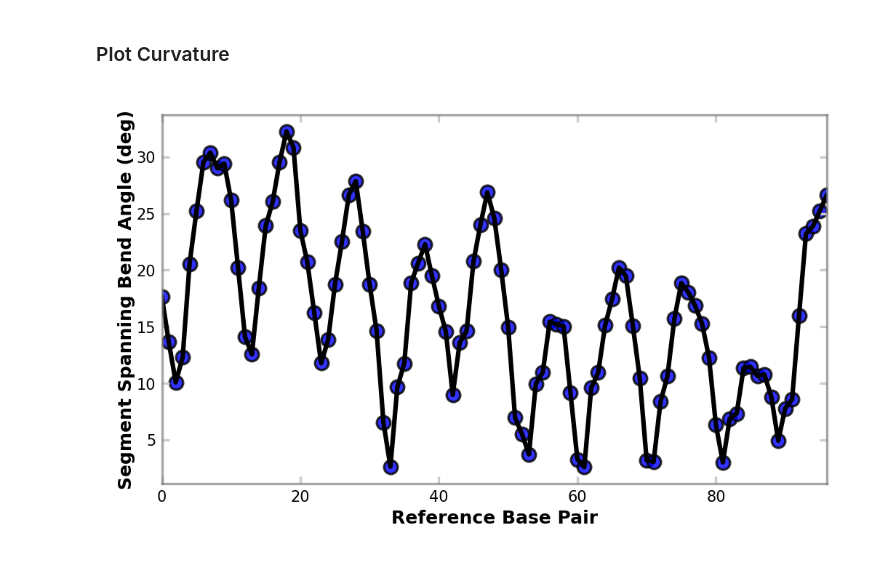
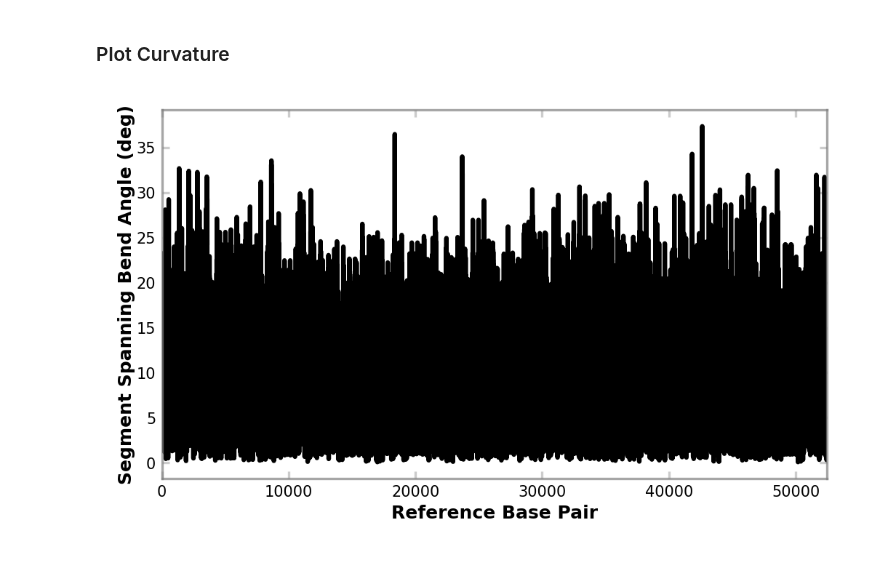
Before and after one commit to eskoruppa/PolyCG, a Jupyter notebook: curvature.ipynb, the cells around one changed output. Cells and saved outputs as stored; diff of their text form; code cells hidden in the pictures.

```diff
--- a/curvature.ipynb
+++ b/curvature.ipynb
@@ -5,3 +5,9 @@ import numpy as np
 import polycg as pcg
 
 vls = pcg.gen_params('cgna+','ATCG')
+
+fn = 'Test/unmethylated_lambda'
+with open(fn,'r') as f:
+    seqlamb = f.read().strip()
+
+print(len(seqlamb))
@@ -21,2 +29,37 @@ seq = 'ATCGAGAATCCCGGTGCCGAGGCCGCTCAATTGGTCGTAGACAGCTCTAGCACCGCTTAAACGCACGTACGCG
 crvdct = pcg.dnacurv(seq,span,model=model,angles=angles,degrees=degrees)
 crv = crvdct['curvature']
+# %%
+sglspan = 5000
+overlap = 500
+
+sp = 10000
+fst = 10000
+
+seq = seqlamb[fst:fst+sp]
+
+
+# generate random sequence
+span = 50
+nbp = len(seqlamb)
+model = 'cgna+'
+angles = True
+degrees = True
+
+# seq = ''.join(['atcg'[np.random.randint(4)] for i in range(nbp)])
+# seq = 'ATCGAGAATCCCGGTGCCGAGGCCGCTCAATTGGTCGTAGACAGCTCTAGCACCGCTTAAACGCACGTACGCGCTGTCCCCCGCGTTTTAACCGCCAAGGGGATTACTCCCTAGTCTCCAGGCACGTGTCAGATATATACATCCGAT'
+
+seqs = [seqlamb[i:i+sglspan] for i in range(0,len(seqlamb),sglspan-overlap)]
+
+crvs = []
+for i,seq in enumerate(seqs):
+    print(f'Processing sequence {i+1}/{len(seqs)}')
+
+    crvdct = pcg.dnacurv(seq,span,model=model,angles=angles,degrees=degrees)
+    crv = crvdct['curvature']
+    if i != len(seqs)-1:
+        crv = crv[:len(crv)-overlap+1]
+    crvs.append(crv)
+
+crv = np.concatenate(crvs)
+
+print(crv.shape)
@@ -75,7 +136,7 @@ scatter_linewidth = 0.8
 scatter_alpha = 0.8
 scatter_size = 20
 scatter_color = 'blue'
-ax1.scatter(np.arange(len(crv)),crv,color=scatter_color,s=scatter_size,edgecolor='black',linewidth=scatter_linewidth,marker=scatter_marker,alpha=scatter_alpha)
+# ax1.scatter(np.arange(len(crv)),crv,color=scatter_color,s=scatter_size,edgecolor='black',linewidth=scatter_linewidth,marker=scatter_marker,alpha=scatter_alpha)
 
 set_xlim_to_data(ax1)
 
@@ -103,31 +164,31 @@ for ax in axes:
     # set ticks right and top
     ax.yaxis.set_ticks_position('both')
     for axis in ['top','bottom','left','right']:
         ax.spines[axis].set_linewidth(axlinewidth)
         ax.spines[axis].set_color(axcolor)
         ax.spines[axis].set_alpha(axalpha)
 
 ##############################################
 # Setup subpanels
 
 plt.subplots_adjust(
     left=0.08,
     right=0.98,
     bottom=0.11,
     top=0.97,
     wspace=0.25,
     hspace=0.25
     )
 
 
 ##################################################
 # Save Figure
 savefn = 'dnacurvature'
 
 fig.savefig(savefn+'.pdf',dpi=300,transparent=True)
 fig.savefig(savefn+'.svg',dpi=300,transparent=True)
 fig.savefig(savefn+'.png',dpi=300,transparent=False)
 
 plt.show()
 # %% [output]
-[figure, old version]
+[figure, new version]
```
Also changed, not shown: parts of 3 cells of this notebook, 6 other files.
